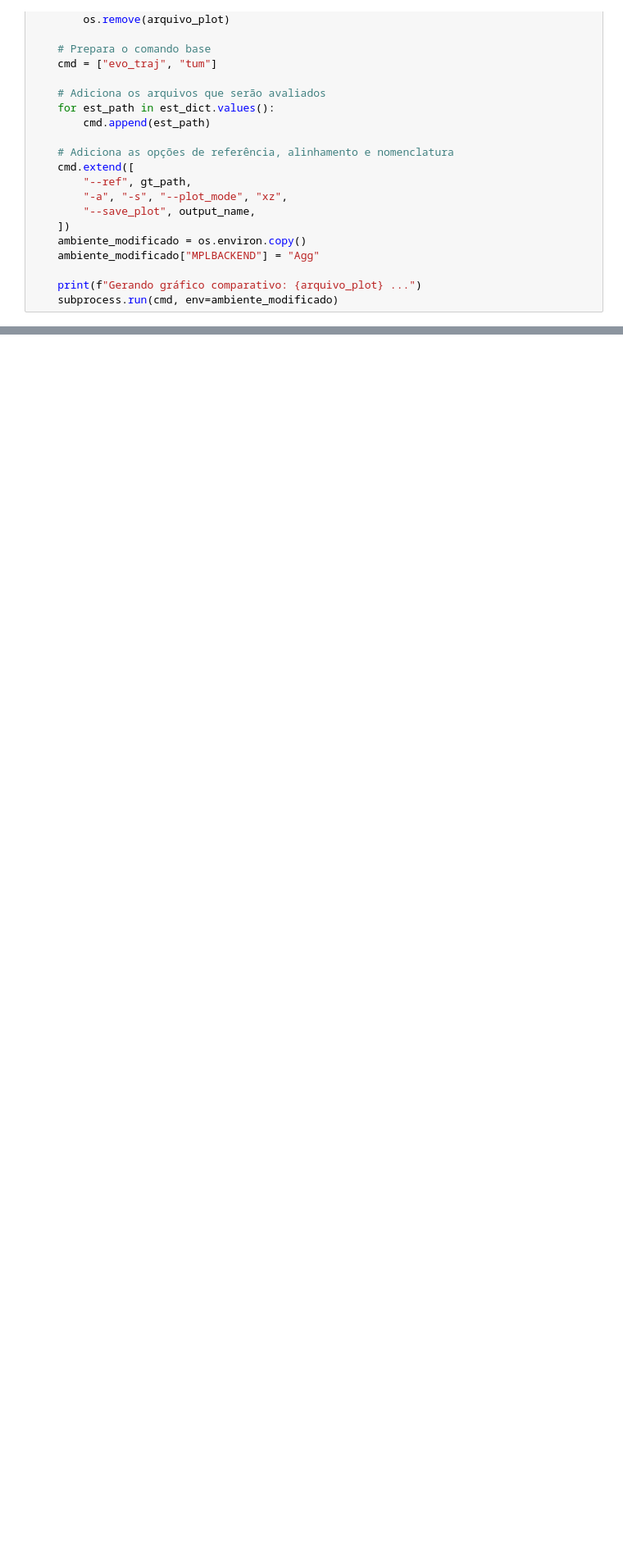
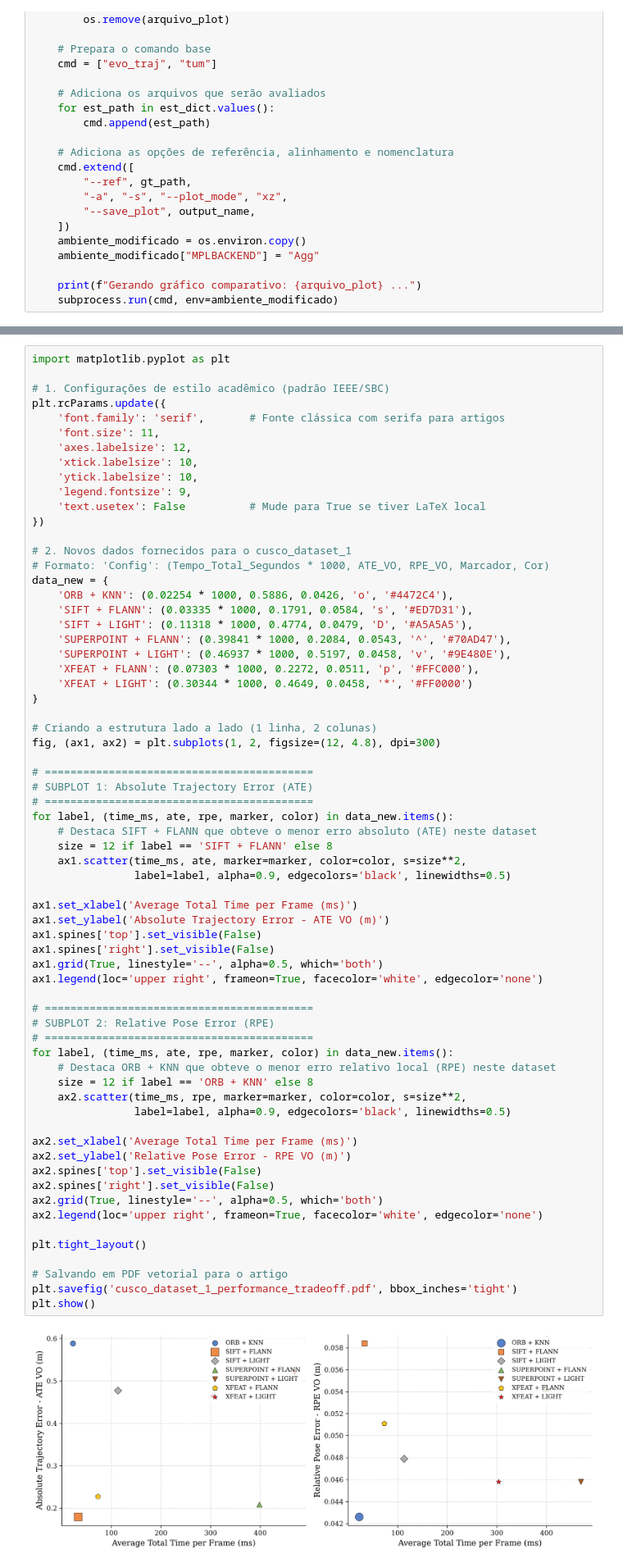
Before and after one commit to gustavoadutra/Python-VO, a Jupyter notebook: Notebooks/output_simulation_verifier.ipynb, the cells around one changed output, grey strips where cells are left out. Shown at 82% size. Saved outputs shown, nothing was run; the diff lists cells and outputs as text; blank space fills up the shorter version.

```diff
--- a/Notebooks/output_simulation_verifier.ipynb
+++ b/Notebooks/output_simulation_verifier.ipynb
@@ -302,0 +247,68 @@ Tabela exportada para: /home/aki/Desktop/GitHub/Python-VO/results/tabela_resulta
+# %%
+import matplotlib.pyplot as plt
+
+# 1. Configurações de estilo acadêmico (padrão IEEE/SBC)
+plt.rcParams.update({
+    'font.family': 'serif',       # Fonte clássica com serifa para artigos
+    'font.size': 11,
+    'axes.labelsize': 12,
+    'xtick.labelsize': 10,
+    'ytick.labelsize': 10,
+    'legend.fontsize': 9,
+    'text.usetex': False          # Mude para True se tiver LaTeX local
+})
+
+# 2. Novos dados fornecidos para o cusco_dataset_1
+# Formato: 'Config': (Tempo_Total_Segundos * 1000, ATE_VO, RPE_VO, Marcador, Cor)
+data_new = {
+    'ORB + KNN': (0.02254 * 1000, 0.5886, 0.0426, 'o', '#4472C4'),
+    'SIFT + FLANN': (0.03335 * 1000, 0.1791, 0.0584, 's', '#ED7D31'),
+    'SIFT + LIGHT': (0.11318 * 1000, 0.4774, 0.0479, 'D', '#A5A5A5'),
+    'SUPERPOINT + FLANN': (0.39841 * 1000, 0.2084, 0.0543, '^', '#70AD47'),
+    'SUPERPOINT + LIGHT': (0.46937 * 1000, 0.5197, 0.0458, 'v', '#9E480E'),
+    'XFEAT + FLANN': (0.07303 * 1000, 0.2272, 0.0511, 'p', '#FFC000'),
+    'XFEAT + LIGHT': (0.30344 * 1000, 0.4649, 0.0458, '*', '#FF0000')
+}
+
+# Criando a estrutura lado a lado (1 linha, 2 colunas)
+fig, (ax1, ax2) = plt.subplots(1, 2, figsize=(12, 4.8), dpi=300)
+
+# ==========================================
+# SUBPLOT 1: Absolute Trajectory Error (ATE)
+# ==========================================
+for label, (time_ms, ate, rpe, marker, color) in data_new.items():
+    # Destaca SIFT + FLANN que obteve o menor erro absoluto (ATE) neste dataset
+    size = 12 if label == 'SIFT + FLANN' else 8
+    ax1.scatter(time_ms, ate, marker=marker, color=color, s=size**2,
+                label=label, alpha=0.9, edgecolors='black', linewidths=0.5)
+
+ax1.set_xlabel('Average Total Time per Frame (ms)')
+ax1.set_ylabel('Absolute Trajectory Error - ATE VO (m)')
+ax1.spines['top'].set_visible(False)
+ax1.spines['right'].set_visible(False)
+ax1.grid(True, linestyle='--', alpha=0.5, which='both')
+ax1.legend(loc='upper right', frameon=True, facecolor='white', edgecolor='none')
+
+# ==========================================
+# SUBPLOT 2: Relative Pose Error (RPE)
+# ==========================================
+for label, (time_ms, ate, rpe, marker, color) in data_new.items():
+    # Destaca ORB + KNN que obteve o menor erro relativo local (RPE) neste dataset
+    size = 12 if label == 'ORB + KNN' else 8
+    ax2.scatter(time_ms, rpe, marker=marker, color=color, s=size**2,
+                label=label, alpha=0.9, edgecolors='black', linewidths=0.5)
+
+ax2.set_xlabel('Average Total Time per Frame (ms)')
+ax2.set_ylabel('Relative Pose Error - RPE VO (m)')
+ax2.spines['top'].set_visible(False)
+ax2.spines['right'].set_visible(False)
+ax2.grid(True, linestyle='--', alpha=0.5, which='both')
+ax2.legend(loc='upper right', frameon=True, facecolor='white', edgecolor='none')
+
+plt.tight_layout()
+
+# Salvando em PDF vetorial para o artigo
+plt.savefig('cusco_dataset_1_performance_tradeoff.pdf', bbox_inches='tight')
+plt.show()
+# %% [output]
+[figure, added]
```
Also changed, not shown: parts of 5 cells of this notebook, 22 other files.
